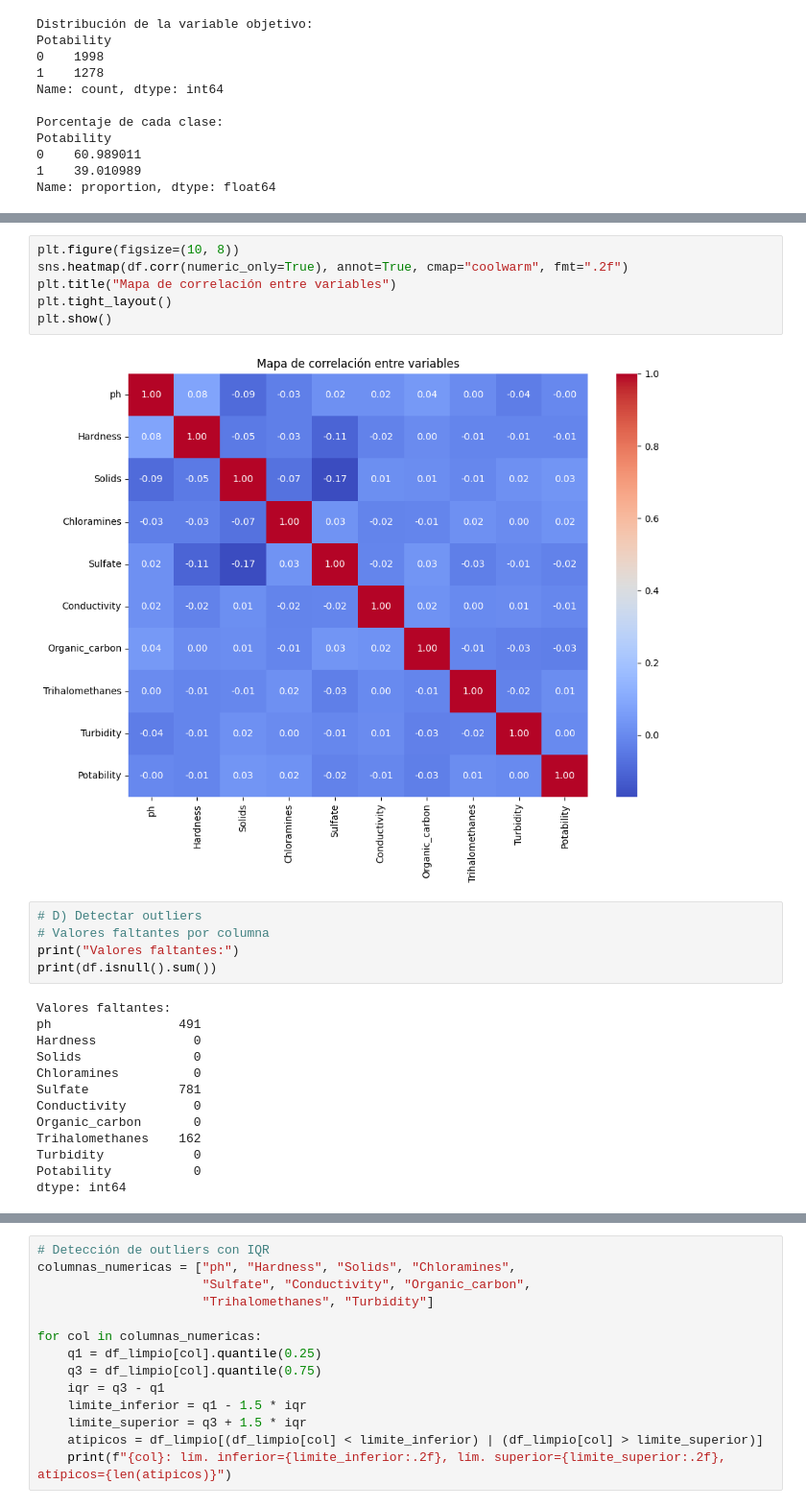
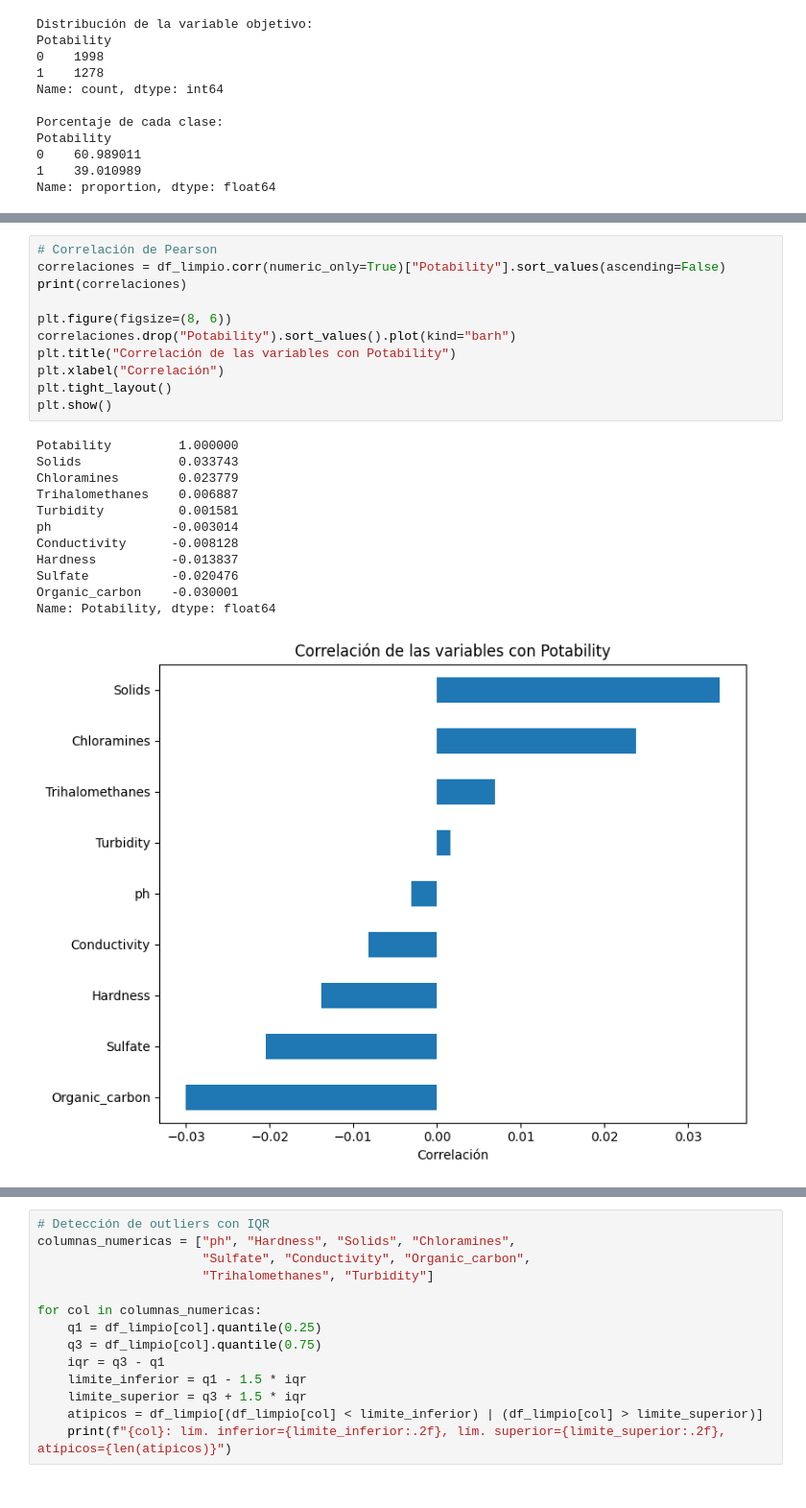
Before and after one commit to micaaau/tp-redes-neuronales, a Jupyter notebook: notebooks/01_analisis_base_datos.ipynb, the cells around one changed output, grey strips where cells are left out. Shown at 96% size. Saved outputs shown, nothing was run; the diff lists cells and outputs as text.

```diff
--- a/notebooks/01_analisis_base_datos.ipynb
+++ b/notebooks/01_analisis_base_datos.ipynb
@@ -102,26 +83,24 @@ Name: Potability, dtype: float64
-# %%
-plt.figure(figsize=(10, 8))
-sns.heatmap(df.corr(numeric_only=True), annot=True, cmap="coolwarm", fmt=".2f")
-plt.title("Mapa de correlación entre variables")
-plt.tight_layout()
-plt.show()
-# %% [output]
-[figure, removed]
-# %%
-# D) Detectar outliers
-# Valores faltantes por columna
-print("Valores faltantes:")
-print(df.isnull().sum())
-# %% [output]
-Valores faltantes:
-ph                 491
-Hardness             0
-Solids               0
-Chloramines          0
-Sulfate            781
-Conductivity         0
-Organic_carbon       0
-Trihalomethanes    162
-Turbidity            0
-Potability           0
-dtype: int64
+# %%
+# Correlación de Pearson
+correlaciones = df_limpio.corr(numeric_only=True)["Potability"].sort_values(ascending=False)
+print(correlaciones)
+
+plt.figure(figsize=(8, 6))
+correlaciones.drop("Potability").sort_values().plot(kind="barh")
+plt.title("Correlación de las variables con Potability")
+plt.xlabel("Correlación")
+plt.tight_layout()
+plt.show()
+# %% [output]
+Potability         1.000000
+Solids             0.033743
+Chloramines        0.023779
+Trihalomethanes    0.006887
+Turbidity          0.001581
+ph                -0.003014
+Conductivity      -0.008128
+Hardness          -0.013837
+Sulfate           -0.020476
+Organic_carbon    -0.030001
+Name: Potability, dtype: float64
+[figure, added]
```
Also changed, not shown: parts of 4 cells of this notebook, 17 other files.
